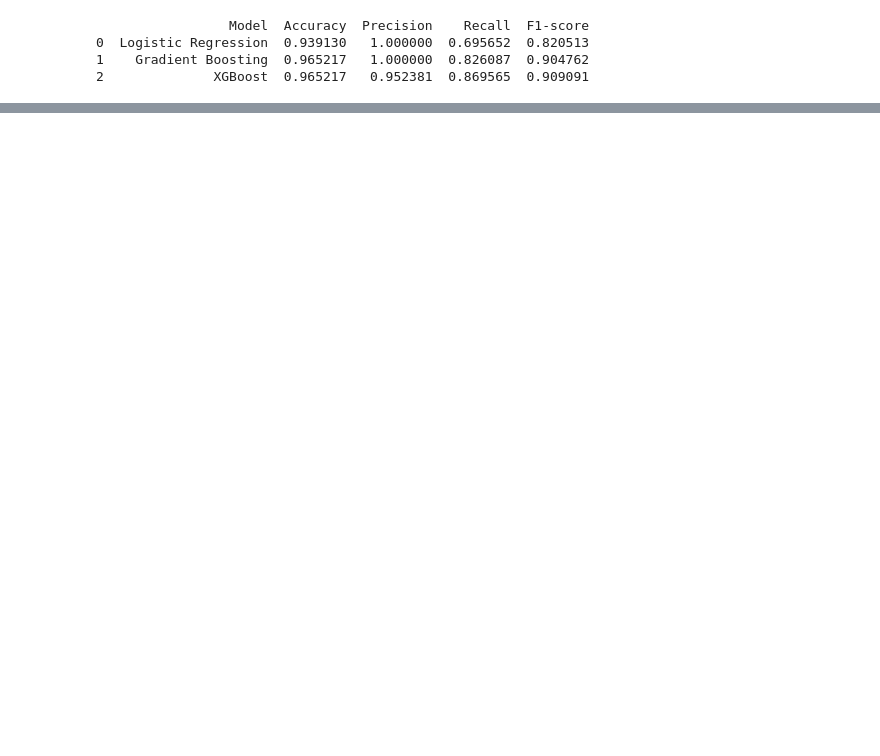
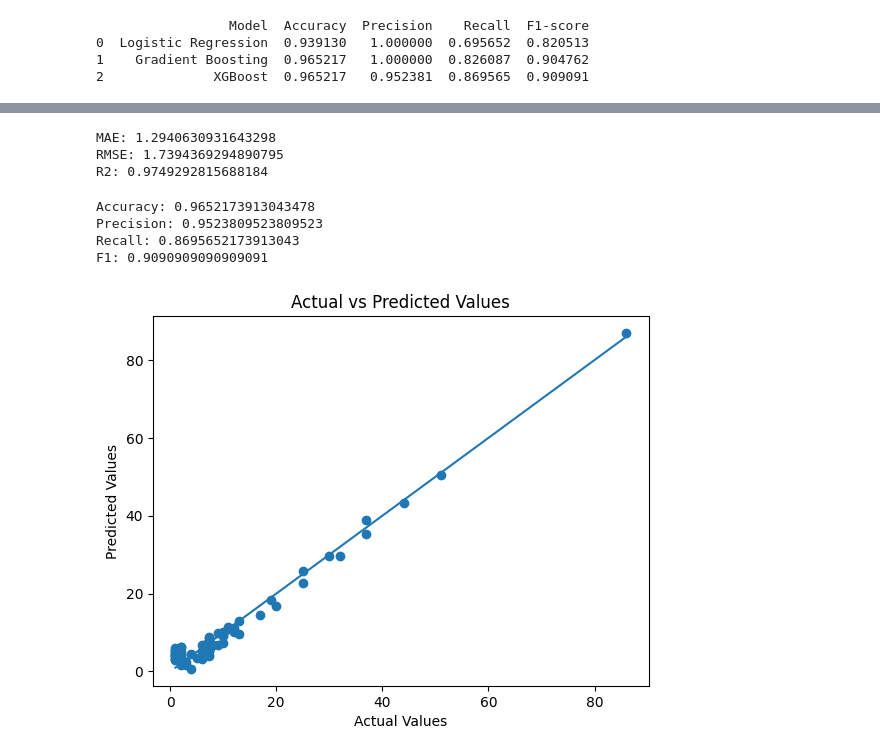
Before and after one commit to springboardmentor1979b-cmyk/ScoreSight---Predicting-EPL-Points-Tally-Top-Scorer, a Jupyter notebook: Megha_Bhat_ScoreSight.ipynb, the cells around one changed output, grey strips where cells are left out. Drawn from its saved outputs; the diff is of its cells as text; code cells hidden in the pictures; blank space fills up the shorter version.

Commit message:
Saved the trained model

```diff
--- a/Megha_Bhat_ScoreSight.ipynb
+++ b/Megha_Bhat_ScoreSight.ipynb
@@ -771,0 +783,7 @@ print(classification_comparison)
+# %%
+import joblib
+
+lin_reg_loaded = joblib.load("linear_regression_model.pkl")
+xgb_clf_loaded = joblib.load("xgb_classification_model.pkl")
+# %%
+y_pred_loaded = lin_reg_loaded.predict(X_test)
@@ -771,0 +792,32 @@ print(classification_comparison)
+# %%
+print("MAE:", mean_absolute_error(y_test, y_pred_loaded))
+print("RMSE:", np.sqrt(mean_squared_error(y_test, y_pred_loaded)))
+print("R2:", r2_score(y_test, y_pred_loaded))
+# %% [output]
+MAE: 1.2940630931643298
+RMSE: 1.7394369294890795
+R2: 0.9749292815688184
+# %%
+print("Accuracy:", accuracy_score(yc_test, yc_pred_loaded))
+print("Precision:", precision_score(yc_test, yc_pred_loaded))
+print("Recall:", recall_score(yc_test, yc_pred_loaded))
+print("F1:", f1_score(yc_test, yc_pred_loaded))
+# %% [output]
+Accuracy: 0.9652173913043478
+Precision: 0.9523809523809523
+Recall: 0.8695652173913043
+F1: 0.9090909090909091
+# %%
+import matplotlib.pyplot as plt
+
+plt.figure()
+plt.scatter(y_test, y_pred_loaded)
+plt.plot([y_test.min(), y_test.max()],
+         [y_test.min(), y_test.max()])
+
+plt.xlabel("Actual Values")
+plt.ylabel("Predicted Values")
+plt.title("Actual vs Predicted Values")
+plt.show()
+# %% [output]
+[figure, added]
```
Also changed, not shown: parts of 14 cells of this notebook.
